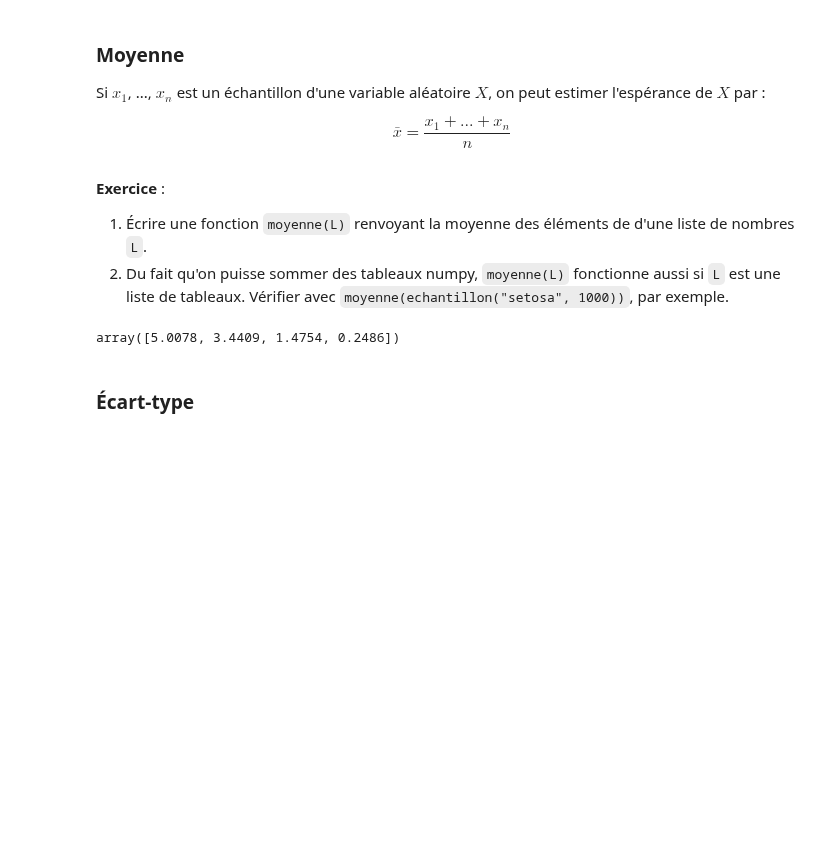
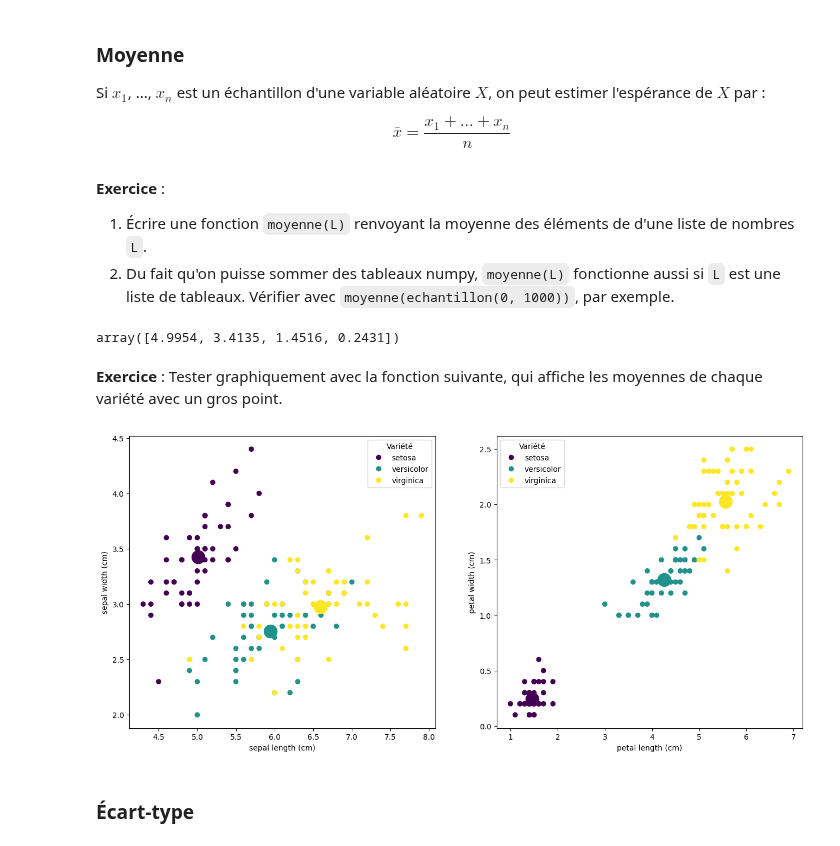
Before and after one commit to cpge-itc/bcpst2, a Jupyter notebook: files/5_iris/iris.ipynb, the cells around one changed output. Saved outputs shown, nothing was run; the diff lists cells and outputs as text; code cells hidden in the pictures; blank space fills up the shorter version.

```diff
--- a/files/5_iris/iris.ipynb
+++ b/files/5_iris/iris.ipynb
@@ -25,7 +25,7 @@ fig, ax = plt.subplots(1, 2, figsize=(16,7))
 for i in range(2):
     ax[i].scatter(iris.data[:, 2*i], iris.data[:, 2*i + 1], c=iris.target, cmap='viridis', norm=norm)
     handles = [plt.Line2D([0, 0], [0, 0], color=cmap(norm(i)), marker='o', linestyle='', label=label) for i, label in enumerate(iris.target_names)]
-    ax[i].legend(handles=handles, title='Species')
+    ax[i].legend(handles=handles, title='Variété')
     ax[i].set_xlabel(iris.feature_names[2*i])
     ax[i].set_ylabel(iris.feature_names[2*i + 1])
 plt.show()
@@ -90,11 +88,32 @@ $$
 # %% [markdown]
 **Exercice** :
 1. Écrire une fonction `moyenne(L)` renvoyant la moyenne des éléments de d'une liste de nombres `L`.
-2. Du fait qu'on puisse sommer des tableaux numpy, `moyenne(L)` fonctionne aussi si `L` est une liste de tableaux. Vérifier avec `moyenne(echantillon("setosa", 1000))`, par exemple.
+2. Du fait qu'on puisse sommer des tableaux numpy, `moyenne(L)` fonctionne aussi si `L` est une liste de tableaux. Vérifier avec `moyenne(echantillon(0, 1000))`, par exemple.
 # %%
-moyenne(echantillon("setosa", 1000))
+moyenne(echantillon(0, 1000))
 # %% [output]
-array([5.0078, 3.4409, 1.4754, 0.2486])
+array([4.9954, 3.4135, 1.4516, 0.2431])
+# %% [markdown]
+**Exercice** : Tester graphiquement avec la fonction suivante, qui affiche les moyennes de chaque variété avec un gros point.
+# %%
+def plot_moyenne():
+    m = [moyenne(echantillon(i, 1000)) for i in range(3)]
+    cmap = plt.get_cmap('viridis')
+    norm = plt.Normalize(iris.target.min(), iris.target.max())
+    fig, ax = plt.subplots(1, 2, figsize=(16,7))
+    for i in range(2):
+        ax[i].scatter(iris.data[:, 2*i], iris.data[:, 2*i + 1], c=iris.target, cmap='viridis', norm=norm)
+        handles = [plt.Line2D([0, 0], [0, 0], color=cmap(norm(i)), marker='o', linestyle='', label=label) for i, label in enumerate(iris.target_names)]
+        ax[i].legend(handles=handles, title='Variété')
+        ax[i].set_xlabel(iris.feature_names[2*i])
+        ax[i].set_ylabel(iris.feature_names[2*i + 1])
+        for k in range(3):
+            ax[i].scatter(m[k][2*i], m[k][2*i + 1], s=300, c=k, cmap='viridis', norm=norm)
+    plt.show()
+# %%
+plot_moyenne()
+# %% [output]
+[figure, added]
 # %% [markdown]
 ### Écart-type
 # %% [markdown]
```
Also changed, not shown: parts of 12 cells of this notebook.
